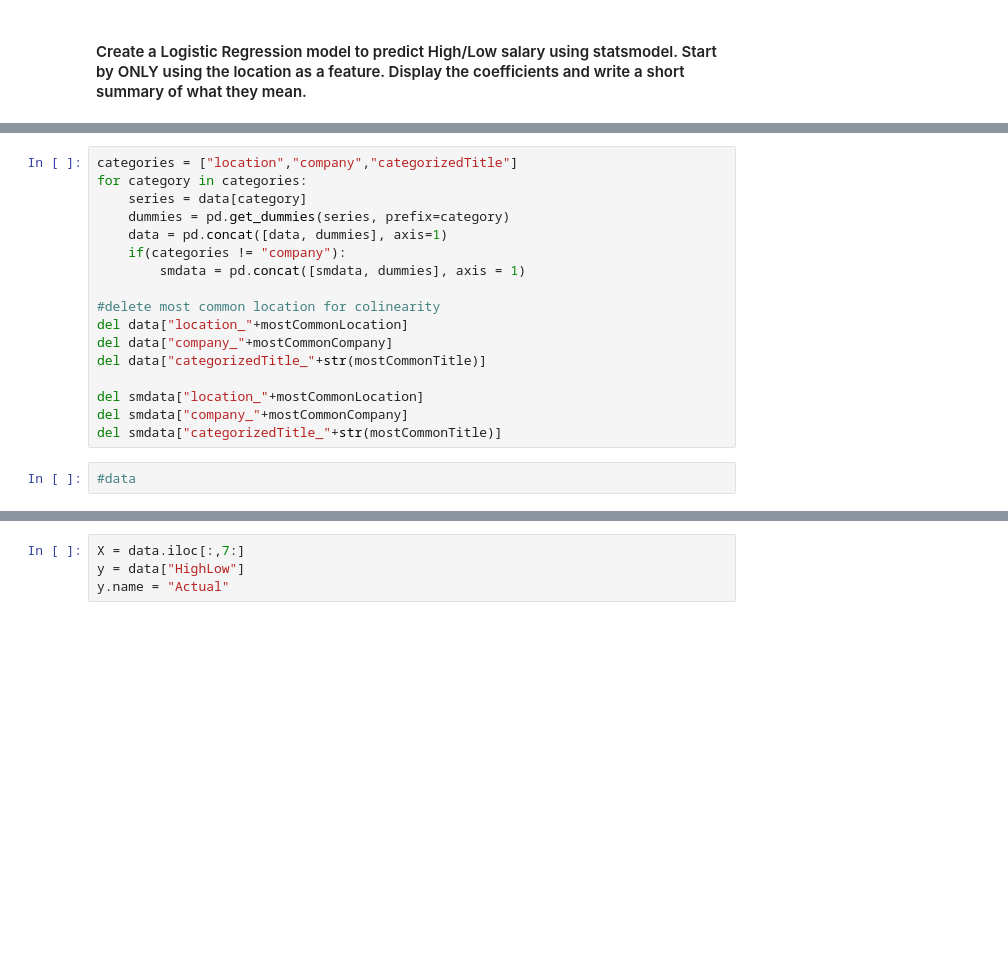
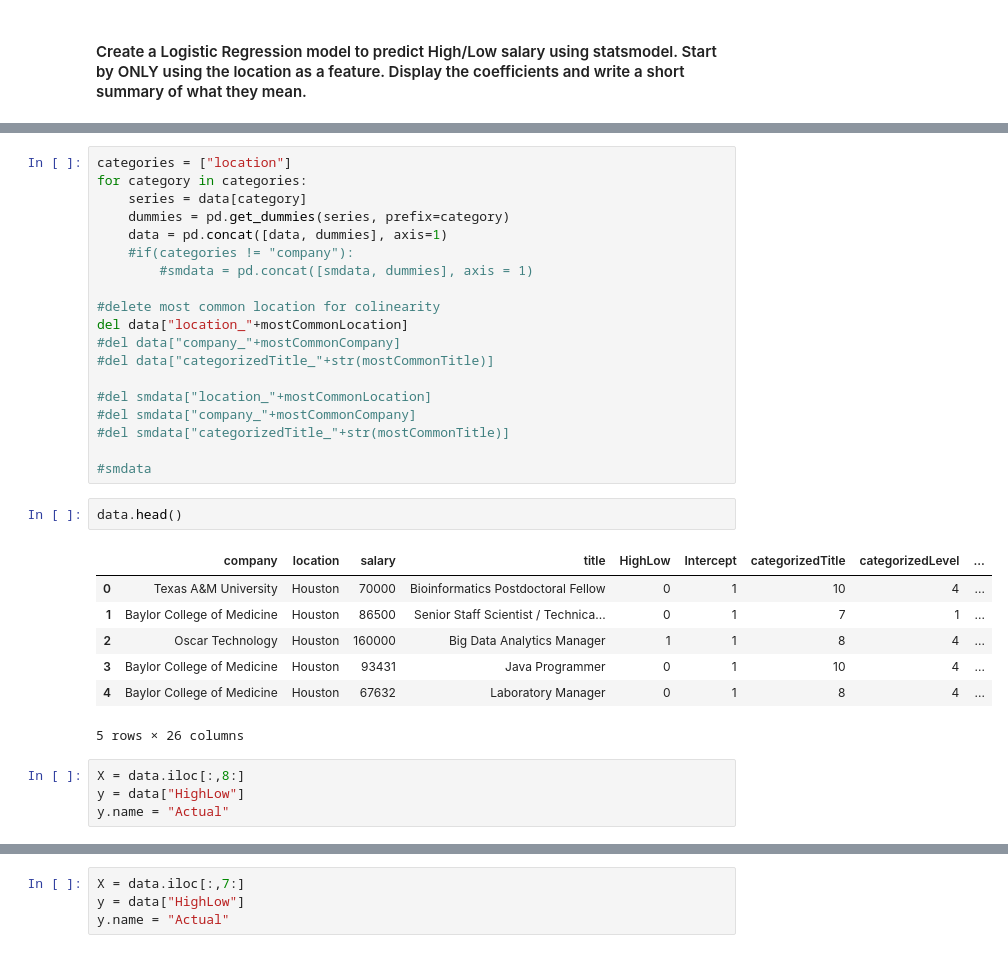
Before and after one commit to tamisalex/DSI, a Jupyter notebook: curriculum/02-projects/01-projects-weekly/project-04/starter-code/starter_code.ipynb, the cells around one changed output, grey strips where cells are left out. Saved outputs shown, nothing was run; the diff lists cells and outputs as text; blank space fills up the shorter version.

```diff
--- a/curriculum/02-projects/01-projects-weekly/project-04/starter-code/starter_code.ipynb
+++ b/curriculum/02-projects/01-projects-weekly/project-04/starter-code/starter_code.ipynb
@@ -311,19 +318,33 @@ Most Common Categorized Title:  0
 # %%
-categories = ["location","company","categorizedTitle"]
+categories = ["location"]
 for category in categories:
     series = data[category]
     dummies = pd.get_dummies(series, prefix=category)
     data = pd.concat([data, dummies], axis=1)
-    if(categories != "company"):
-        smdata = pd.concat([smdata, dummies], axis = 1)
+    #if(categories != "company"):
+        #smdata = pd.concat([smdata, dummies], axis = 1)
 
 #delete most common location for colinearity
 del data["location_"+mostCommonLocation]
-del data["company_"+mostCommonCompany]
-del data["categorizedTitle_"+str(mostCommonTitle)]
+#del data["company_"+mostCommonCompany]
+#del data["categorizedTitle_"+str(mostCommonTitle)]
 
-del smdata["location_"+mostCommonLocation]
-del smdata["company_"+mostCommonCompany]
-del smdata["categorizedTitle_"+str(mostCommonTitle)]
+#del smdata["location_"+mostCommonLocation]
+#del smdata["company_"+mostCommonCompany]
+#del smdata["categorizedTitle_"+str(mostCommonTitle)]
+
+#smdata
-# %%
-#data
+# %%
+data.head()
+# %% [output]
+|  | company | location | salary | title | HighLow | Intercept | categorizedTitle | categorizedLevel | ... |
+| 0 | Texas A&M University | Houston | 70000 | Bioinformatics Postdoctoral Fellow | 0 | 1 | 10 | 4 | ... |
+| 1 | Baylor College of Medicine | Houston | 86500 | Senior Staff Scientist / Technica... | 0 | 1 | 7 | 1 | ... |
+| 2 | Oscar Technology | Houston | 160000 | Big Data Analytics Manager | 1 | 1 | 8 | 4 | ... |
+| 3 | Baylor College of Medicine | Houston | 93431 | Java Programmer | 0 | 1 | 10 | 4 | ... |
+| 4 | Baylor College of Medicine | Houston | 67632 | Laboratory Manager | 0 | 1 | 8 | 4 | ... |
+5 rows × 26 columns
+# %%
+X = data.iloc[:,8:]
+y = data["HighLow"]
+y.name = "Actual"
```
Also changed, not shown: parts of 55 cells of this notebook, 1 other file.
